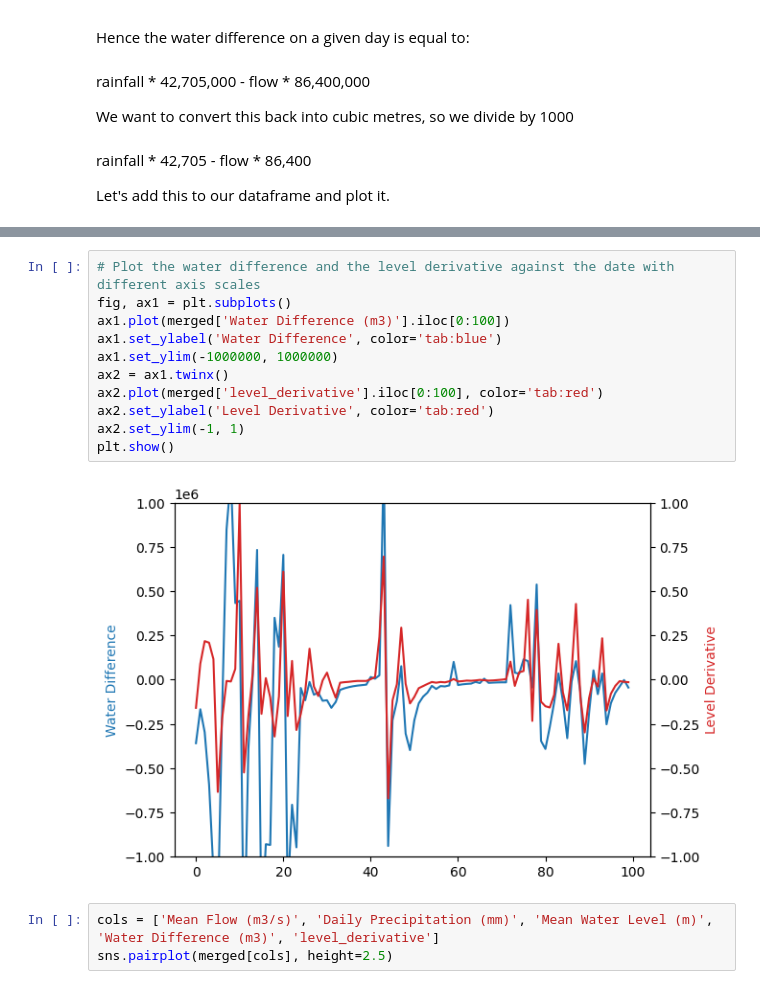
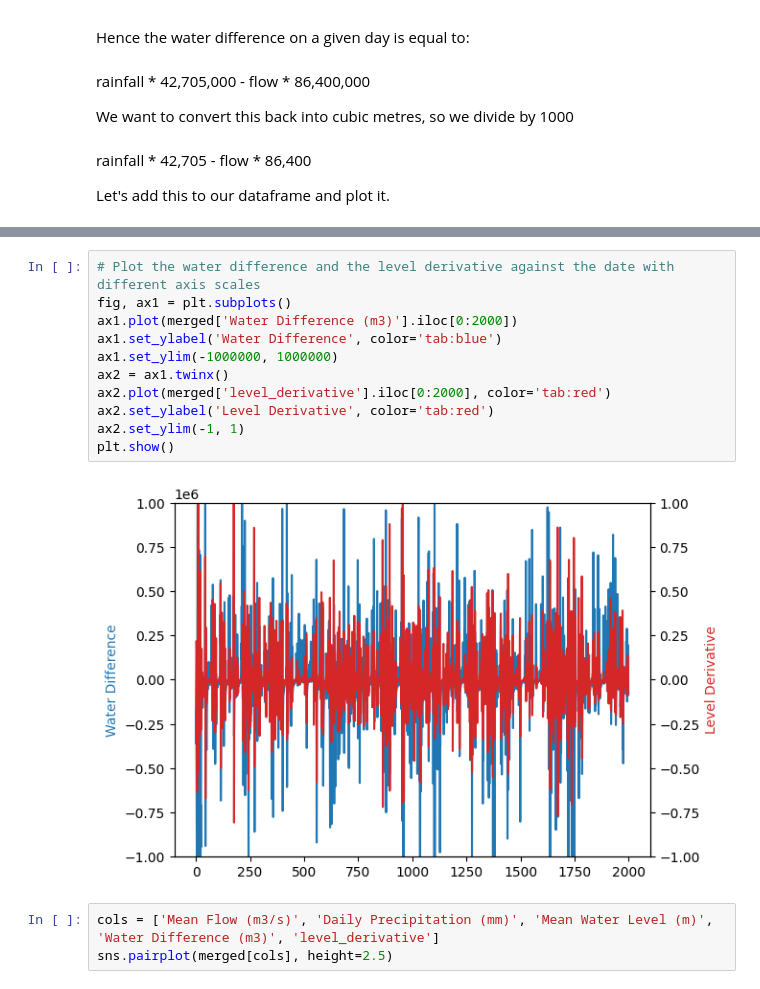
Before and after one commit to IainHigh/IEL, a Jupyter notebook: Daily_Data.ipynb, the cells around one changed output, grey strips where cells are left out. Cells and saved outputs as stored; diff of their text form.

```diff
--- a/Daily_Data.ipynb
+++ b/Daily_Data.ipynb
@@ -92,16 +92,16 @@ merged.describe()
 # %%
 # Plot the water difference and the level derivative against the date with different axis scales
 fig, ax1 = plt.subplots()
-ax1.plot(merged['Water Difference (m3)'].iloc[0:100])
+ax1.plot(merged['Water Difference (m3)'].iloc[0:2000])
 ax1.set_ylabel('Water Difference', color='tab:blue')
 ax1.set_ylim(-1000000, 1000000)
 ax2 = ax1.twinx()
-ax2.plot(merged['level_derivative'].iloc[0:100], color='tab:red')
+ax2.plot(merged['level_derivative'].iloc[0:2000], color='tab:red')
 ax2.set_ylabel('Level Derivative', color='tab:red')
 ax2.set_ylim(-1, 1)
 plt.show()
 # %% [output]
-[figure, old version]
+[figure, new version]
 # %%
 cols = ['Mean Flow (m3/s)', 'Daily Precipitation (mm)', 'Mean Water Level (m)', 'Water Difference (m3)', 'level_derivative']
 sns.pairplot(merged[cols], height=2.5)
```
Also changed, not shown: 5 other files.
